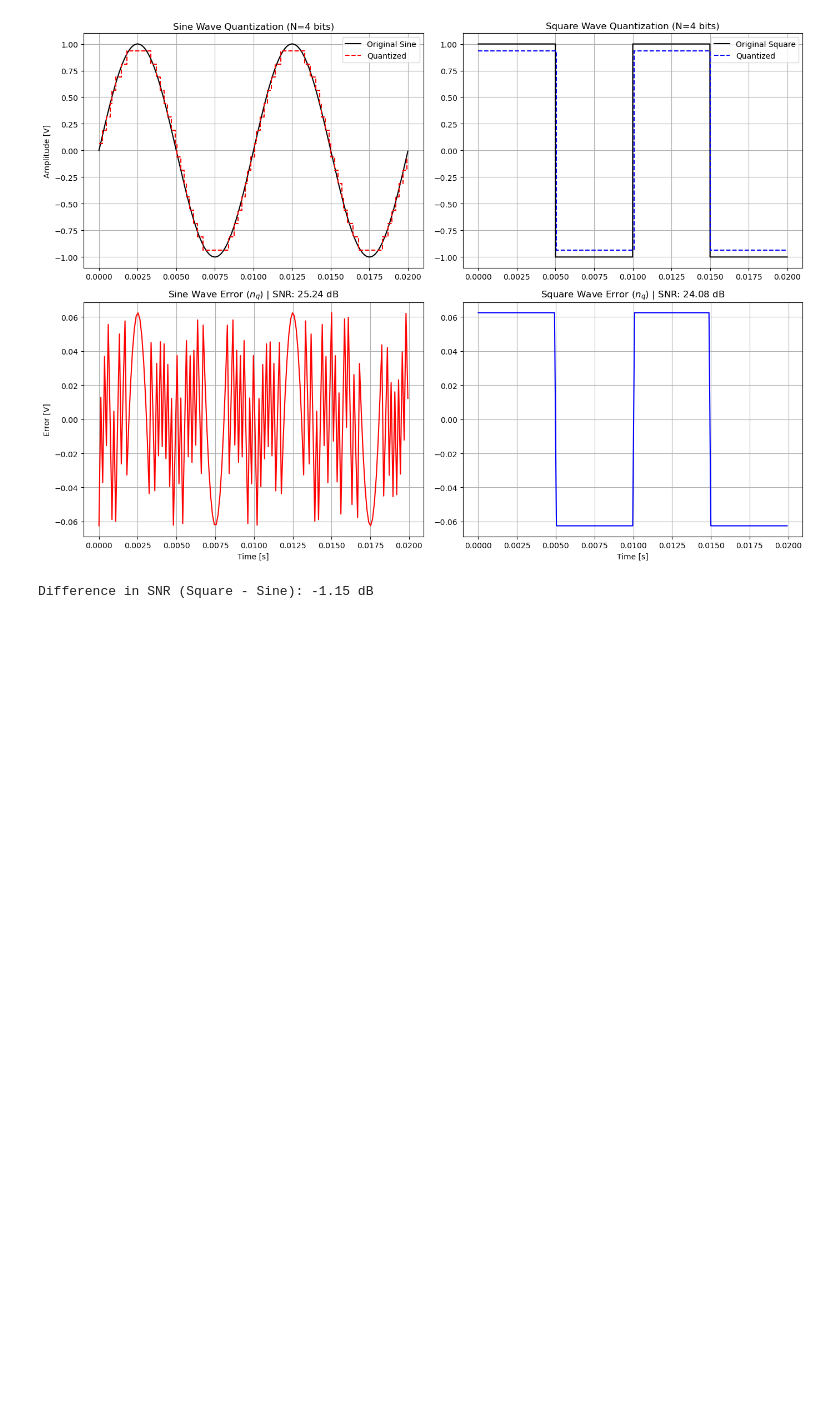
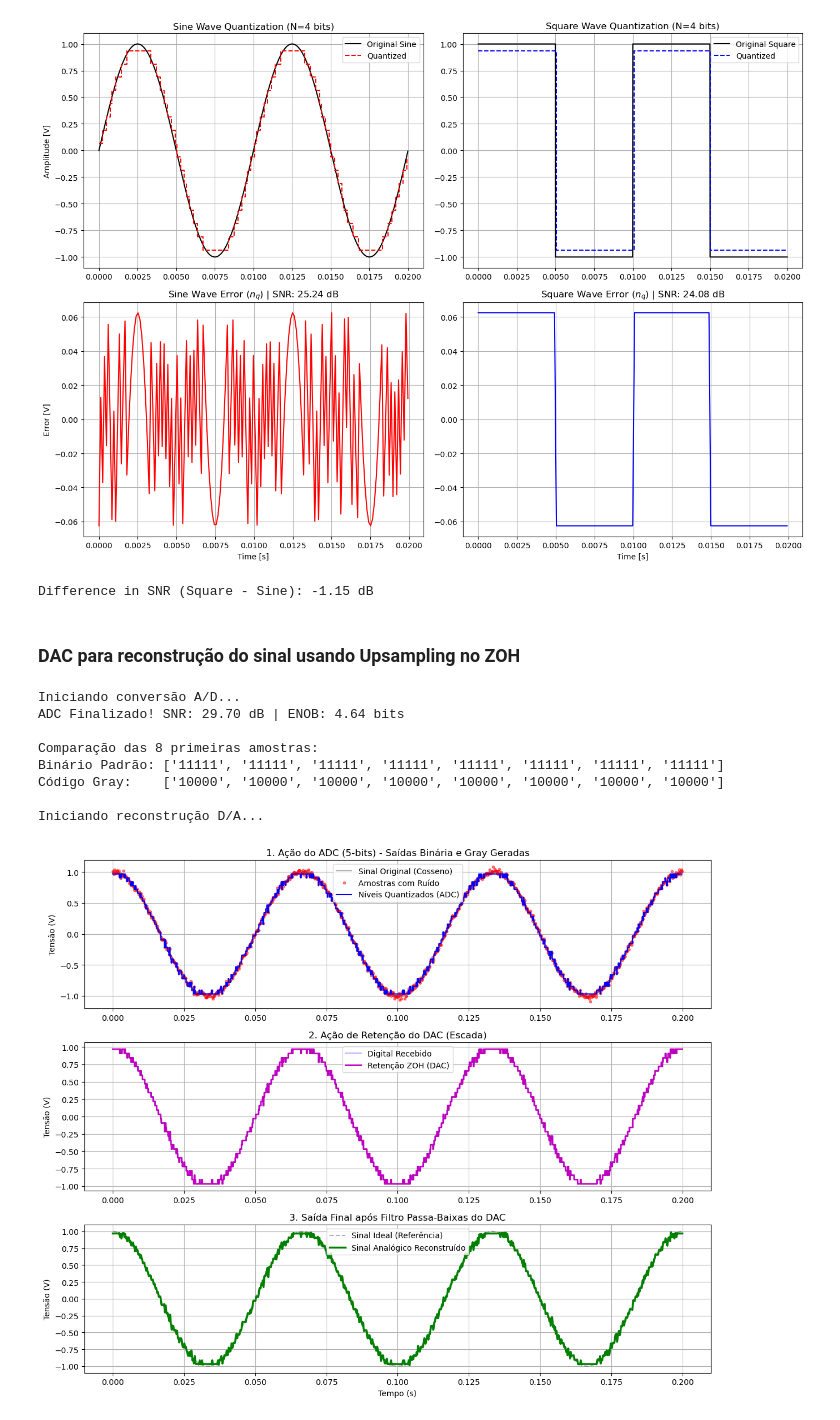
Before and after one commit to elmerfariass/DSPcap, a Jupyter notebook: ADC&DAC.ipynb, the cells around one changed output. Saved outputs shown, nothing was run; the diff lists cells and outputs as text; code cells hidden in the pictures; blank space fills up the shorter version.

```diff
--- a/ADC&DAC.ipynb
+++ b/ADC&DAC.ipynb
@@ -828,3 +833,5 @@ print(f"Difference in SNR (Square - Sine): {snr_square - snr_sine:.2f} dB")
 # %% [output]
 [figure]
 Difference in SNR (Square - Sine): -1.15 dB
+# %% [markdown]
+### DAC para reconstrução do sinal usando Upsampling no ZOH
@@ -830,0 +925,73 @@ Difference in SNR (Square - Sine): -1.15 dB
+# %%
+FS_ANALOG = 100000
+FS_SAMPLE = 5000
+F_SINAL = 15
+BITS = 5
+V_MIN = -1.0
+V_MAX = 1.0
+NOISE = 0.03
+
+# A. Sinal Analógico Original (Cosseno)
+t_analog_original = np.arange(0, 0.2, 1/FS_ANALOG)
+x_cosseno = 1 * np.cos(2 * np.pi * F_SINAL * t_analog_original)
+
+# B. Passando pelo ADC
+print("Iniciando conversão A/D...")
+# Atenção ao desempacotamento com a nova variável 'bin_out' E 'gray_out'
+t_samp, x_samp, x_quant, q_noise, bin_out, gray_out, snr, enob = adc_simulation(
+    x_cosseno, FS_ANALOG, FS_SAMPLE, BITS, V_MIN, V_MAX, noise_std=NOISE
+)
+print(f"ADC Finalizado! SNR: {snr:.2f} dB | ENOB: {enob:.2f} bits\n")
+
+# Mostrando a comparação lado a lado para você analisar!
+print("Comparação das 8 primeiras amostras:")
+print(f"Binário Padrão: {bin_out[:8]}")
+print(f"Código Gray:    {gray_out[:8]}\n")
+
+# C. Passando pelo DAC (Enviando o Gray!)
+print("Iniciando reconstrução D/A...")
+t_dig, s_tensao, t_ana, s_zoh, s_rec = simular_dac(
+    gray_out, BITS, V_MIN, V_MAX, fs_digital=FS_SAMPLE, fator_zoh=100, usar_filtro=True
+)
+
+# Plotando os Resultados
+plt.figure(figsize=(12, 10))
+
+plt.subplot(3, 1, 1)
+plt.plot(t_analog_original, x_cosseno, 'k-', alpha=0.3, label='Sinal Original (Cosseno)')
+plt.plot(t_samp, x_samp, 'r.', alpha=0.5, label='Amostras com Ruído')
+plt.step(t_samp, x_quant, 'b-', where='mid', label='Níveis Quantizados (ADC)')
+plt.title(f'1. Ação do ADC ({BITS}-bits) - Saídas Binária e Gray Geradas')
+plt.ylabel('Tensão (V)')
+plt.grid(True)
+plt.legend()
+
+plt.subplot(3, 1, 2)
+plt.step(t_samp, x_quant, 'b-', alpha=0.3, where='mid', label='Digital Recebido')
+plt.plot(t_ana, s_zoh, 'm-', linewidth=2, label='Retenção ZOH (DAC)')
+plt.title('2. Ação de Retenção do DAC (Escada)')
+plt.ylabel('Tensão (V)')
+plt.grid(True)
+plt.legend()
+
+plt.subplot(3, 1, 3)
+plt.plot(t_analog_original, x_cosseno, 'k--', alpha=0.3, label='Sinal Ideal (Referência)')
+plt.plot(t_ana, s_rec, 'g-', linewidth=2.5, label='Sinal Analógico Reconstruído')
+plt.title('3. Saída Final após Filtro Passa-Baixas do DAC')
+plt.xlabel('Tempo (s)')
+plt.ylabel('Tensão (V)')
+plt.grid(True)
+plt.legend()
+
+plt.tight_layout()
+plt.show()
+# %% [output]
+Iniciando conversão A/D...
+ADC Finalizado! SNR: 29.70 dB | ENOB: 4.64 bits
+
+Comparação das 8 primeiras amostras:
+Binário Padrão: ['11111', '11111', '11111', '11111', '11111', '11111', '11111', '11111']
+Código Gray:    ['10000', '10000', '10000', '10000', '10000', '10000', '10000', '10000']
+
+Iniciando reconstrução D/A...
+[figure, added]
```
Also changed, not shown: parts of 11 cells of this notebook.
